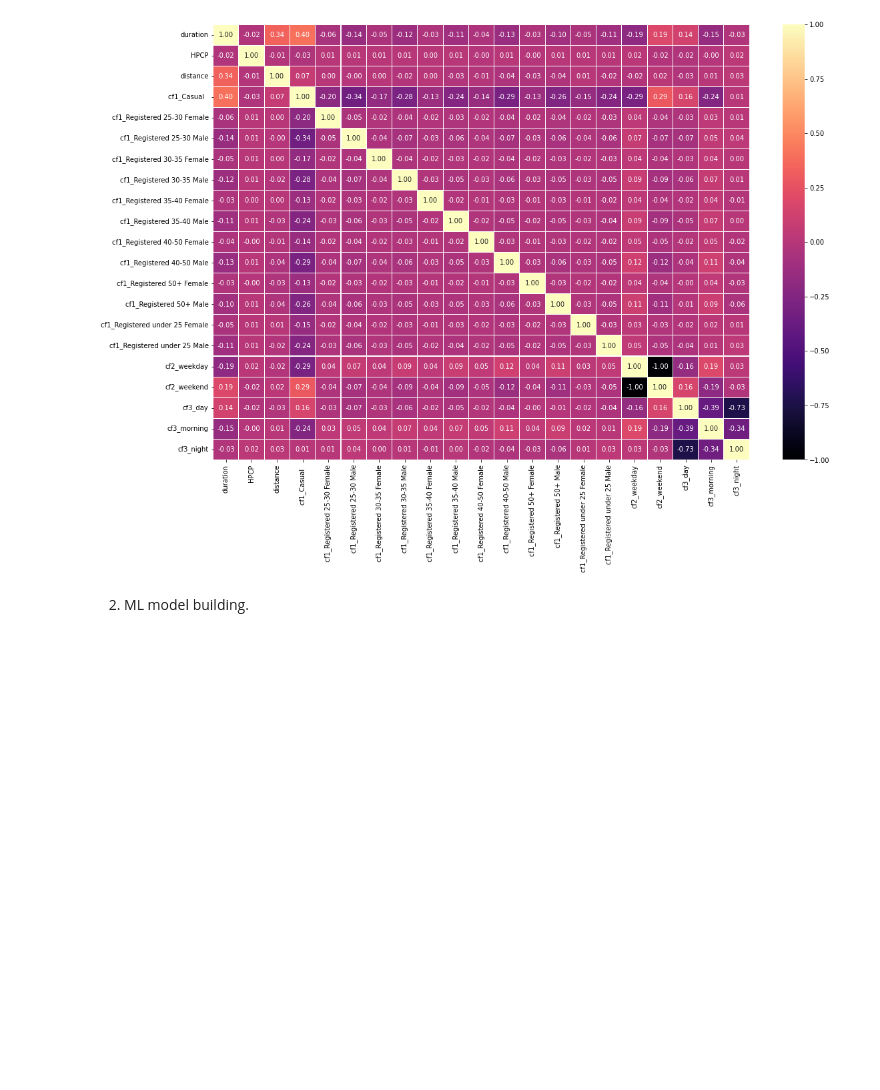
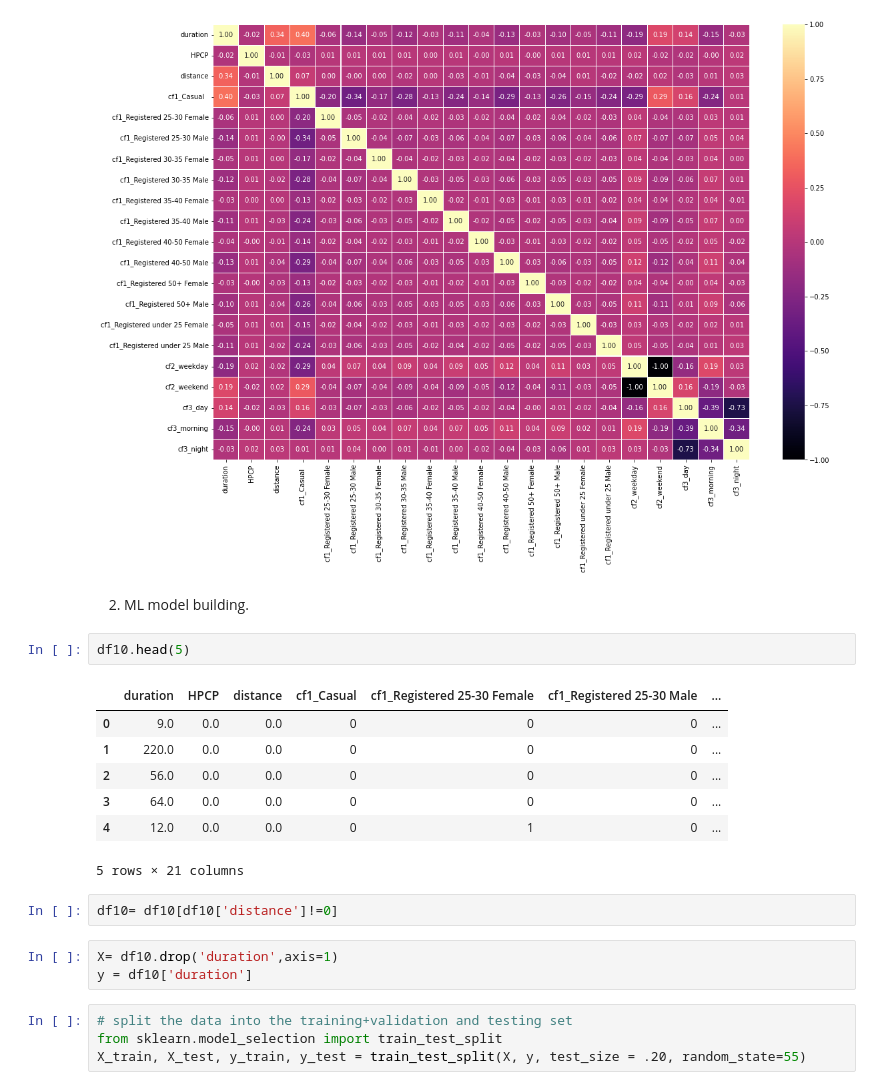
Before and after one commit to bobbyxwu/testrepo1, a Jupyter notebook: main.ipynb, the cells around one changed output. Drawn from its saved outputs; the diff is of its cells as text; blank space fills up the shorter version.

Commit message:
train test split and prep

```diff
--- a/main.ipynb
+++ b/main.ipynb
@@ -430,3 +430,22 @@ plt.show()
 [figure]
 # %% [markdown]
 2. ML model building.
+# %%
+df10.head(5)
+# %% [output]
+|  | duration | HPCP | distance | cf1_Casual | cf1_Registered 25-30 Female | cf1_Registered 25-30 Male | ... |
+| 0 | 9.0 | 0.0 | 0.0 | 0 | 0 | 0 | ... |
+| 1 | 220.0 | 0.0 | 0.0 | 0 | 0 | 0 | ... |
+| 2 | 56.0 | 0.0 | 0.0 | 0 | 0 | 0 | ... |
+| 3 | 64.0 | 0.0 | 0.0 | 0 | 0 | 0 | ... |
+| 4 | 12.0 | 0.0 | 0.0 | 0 | 1 | 0 | ... |
+5 rows × 21 columns
+# %%
+df10= df10[df10['distance']!=0]
+# %%
+X= df10.drop('duration',axis=1)
+y = df10['duration']
+# %%
+# split the data into the training+validation and testing set
+from sklearn.model_selection import train_test_split
+X_train, X_test, y_train, y_test = train_test_split(X, y, test_size = .20, random_state=55)
```
Also changed, not shown: parts of 2 cells of this notebook.
